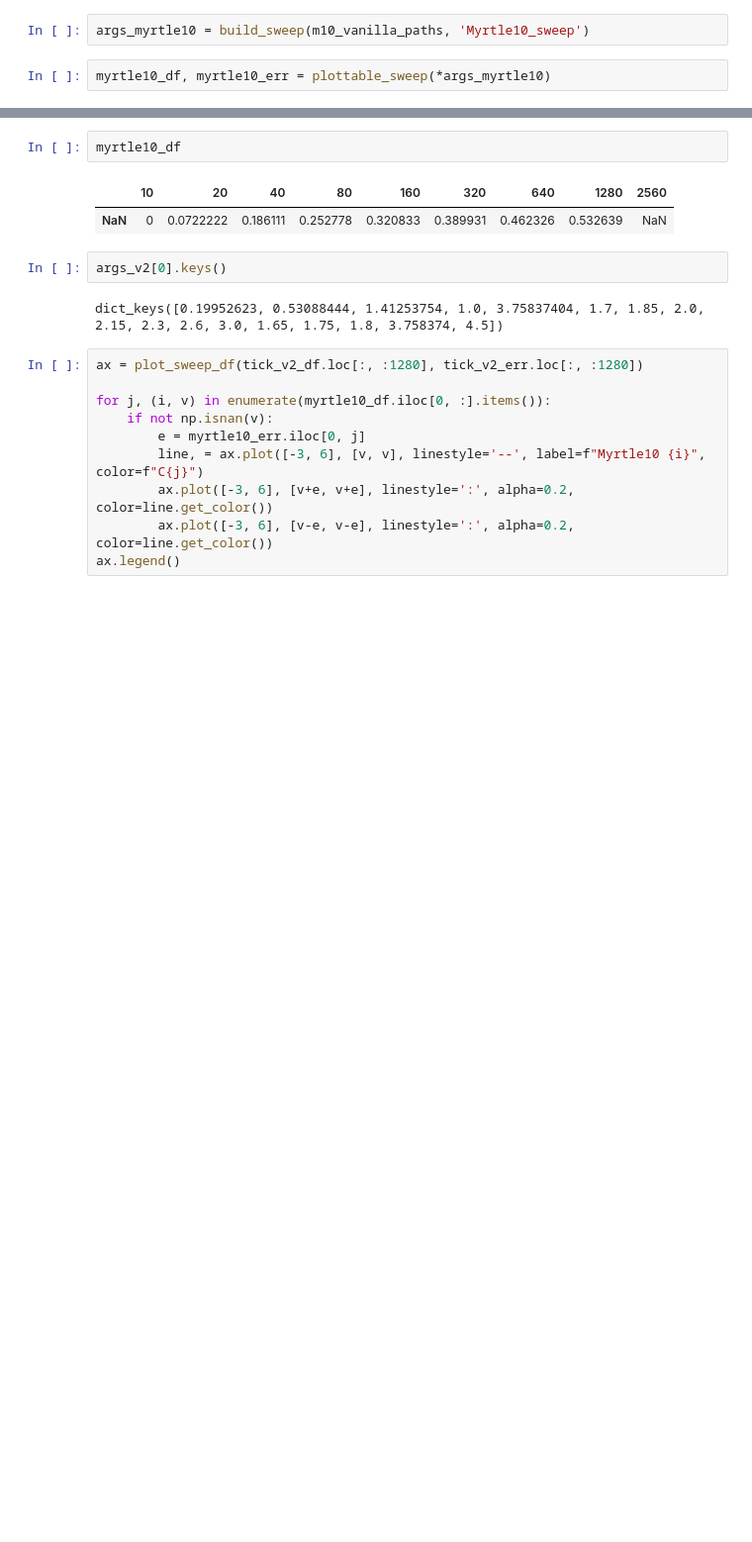
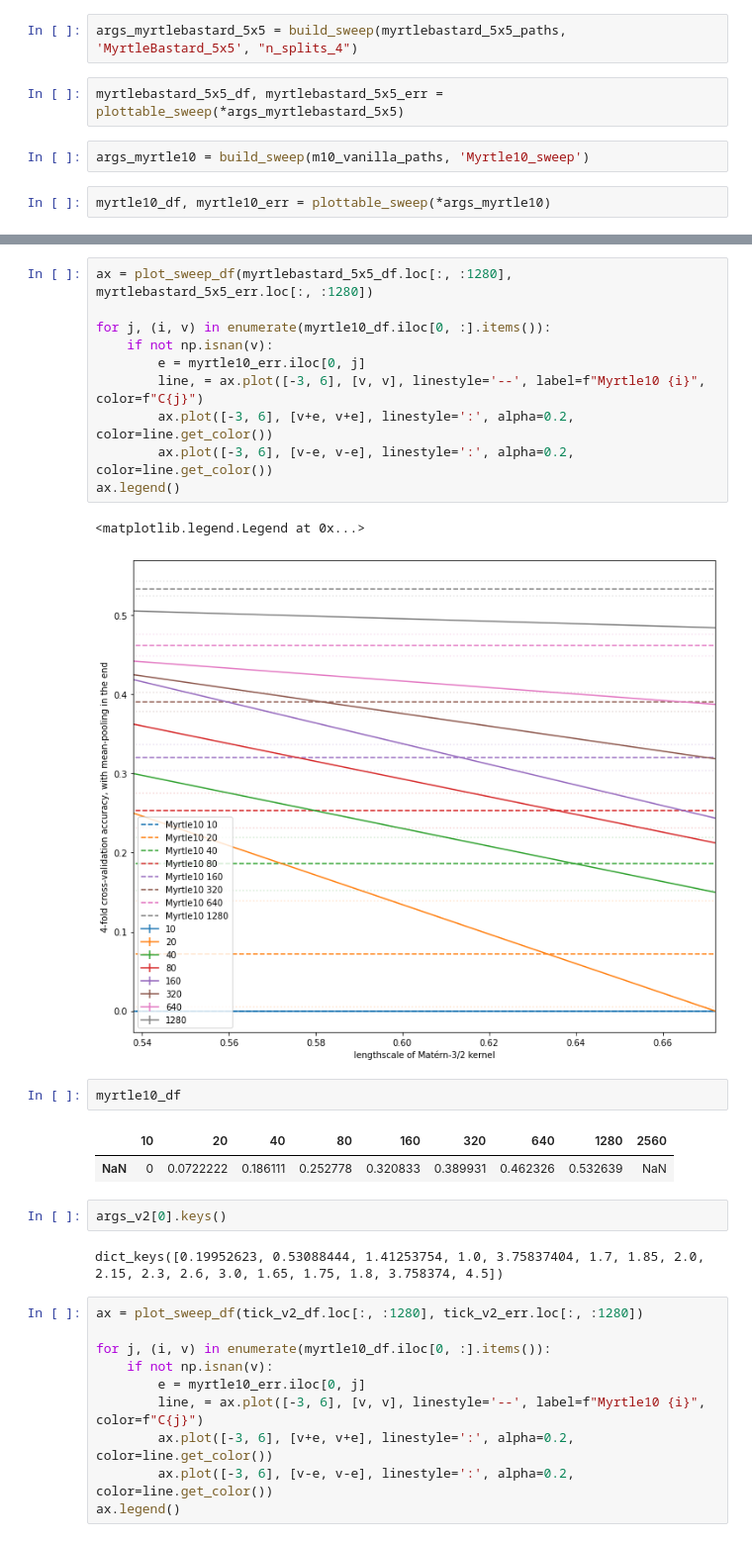
Before and after one commit to rhaps0dy/cnn-limits, a Jupyter notebook: notebooks/Inner TICK plots.ipynb, the cells around one changed output, grey strips where cells are left out. Shown: that part at 99% size. Drawn from its saved outputs; the diff is of its cells as text; blank space fills up the shorter version.

```diff
--- a/notebooks/Inner TICK plots.ipynb
+++ b/notebooks/Inner TICK plots.ipynb
@@ -217,3 +264,7 @@ tick_v4_df, tick_v4_err = plottable_sweep(*args_v4)
+# %%
+args_myrtlebastard_5x5 = build_sweep(myrtlebastard_5x5_paths, 'MyrtleBastard_5x5', "n_splits_4")
+# %%
+myrtlebastard_5x5_df, myrtlebastard_5x5_err = plottable_sweep(*args_myrtlebastard_5x5)
 # %%
 args_myrtle10 = build_sweep(m10_vanilla_paths, 'Myrtle10_sweep')
 # %%
@@ -234,3 +298,16 @@ ax.legend()
+# %%
+ax = plot_sweep_df(myrtlebastard_5x5_df.loc[:, :1280], myrtlebastard_5x5_err.loc[:, :1280])
+
+for j, (i, v) in enumerate(myrtle10_df.iloc[0, :].items()):
+    if not np.isnan(v):
+        e = myrtle10_err.iloc[0, j]
+        line, = ax.plot([-3, 6], [v, v], linestyle='--', label=f"Myrtle10 {i}", color=f"C{j}")
+        ax.plot([-3, 6], [v+e, v+e], linestyle=':', alpha=0.2, color=line.get_color())
+        ax.plot([-3, 6], [v-e, v-e], linestyle=':', alpha=0.2, color=line.get_color())
+ax.legend()
+# %% [output]
+<matplotlib.legend.Legend at 0x...>
+[figure, added]
 # %%
 myrtle10_df
 # %% [output]
```
Also changed, not shown: parts of 9 cells of this notebook, 12 other files.
